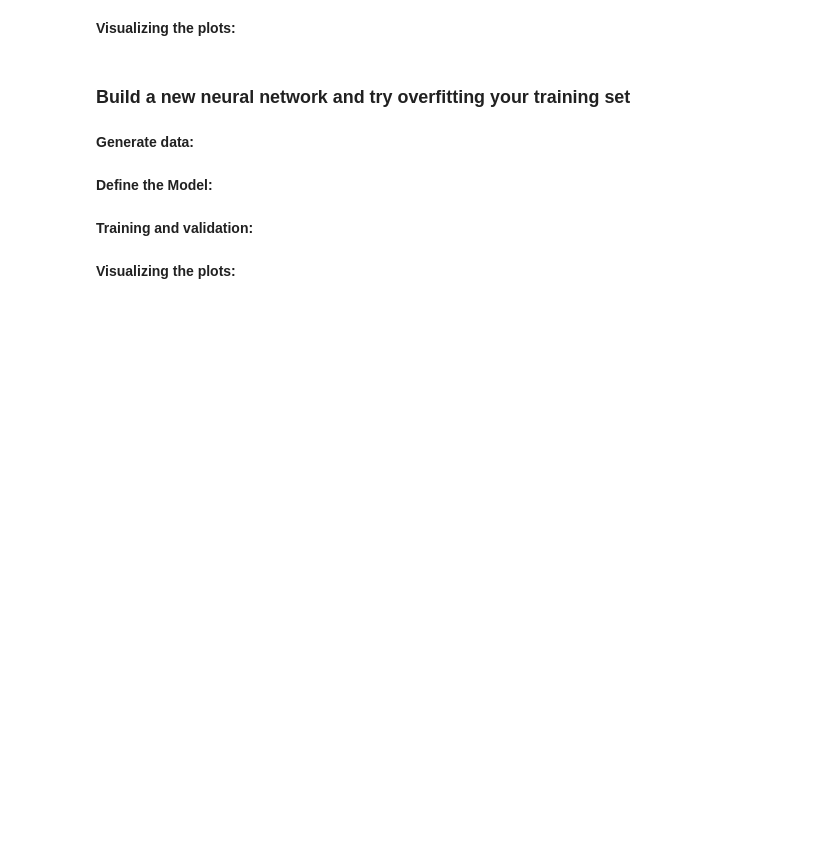
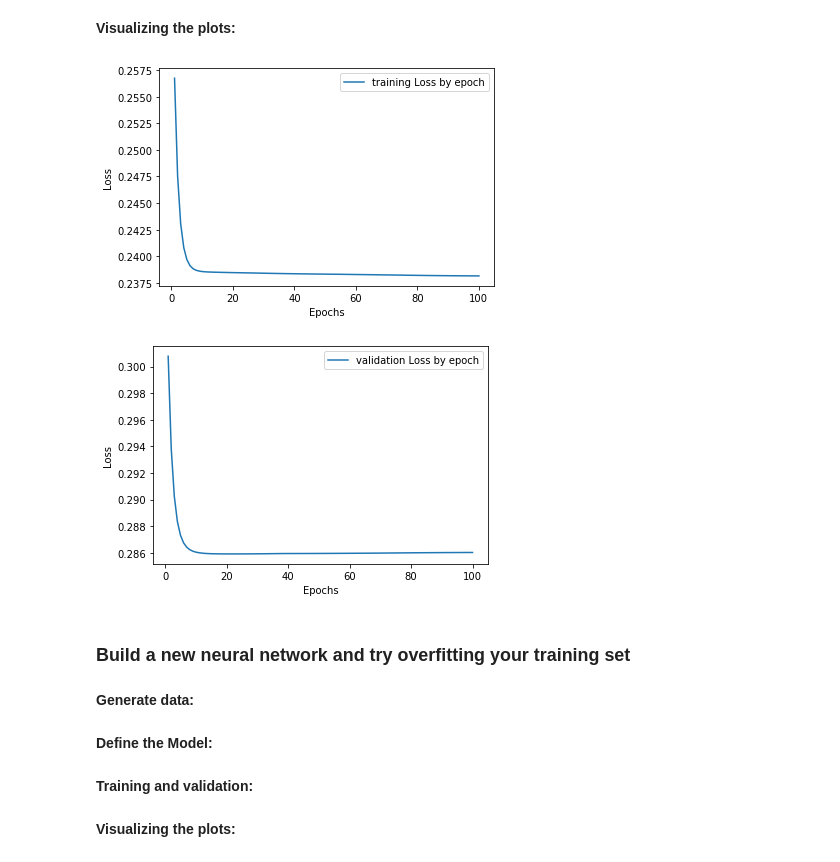
Before and after one commit to barifrah1/mlp, a Jupyter notebook: EX_1_TAU .ipynb, the cells around one changed output. Cells and saved outputs as stored; diff of their text form; code cells hidden in the pictures; blank space fills up the shorter version.

```diff
--- a/EX_1_TAU .ipynb
+++ b/EX_1_TAU .ipynb
@@ -375,2 +446,16 @@ z = np.sin(xx) * np.cos(yy) + 0.1 * np.random.rand(xx.shape[0], xx.shape[1])
+# %%
+### START CODE HERE ###
+class MlpRegression(nn.Module):
+    def __init__(self, in_features, hidden_size, n_output):
+        super(MlpRegression, self).__init__()
+        self.fc1 = nn.Linear(in_features, hidden_size)
+        self.fc2 = nn.Linear(hidden_size, int(hidden_size/2))
+        self.output = nn.Linear(int(hidden_size/2), n_output)
+
+    def forward(self, x):
+        x = F.relu(self.fc1(x))
+        x = F.relu(self.fc2(x))
+        x = self.output(x)
+        return x
 # %% [markdown]
 **Training and validation:**
@@ -378,0 +462,27 @@ z = np.sin(xx) * np.cos(yy) + 0.1 * np.random.rand(xx.shape[0], xx.shape[1])
+# %%
+### START CODE HERE ###
+def preproccess(x, y, z):
+    x1, y1, z1 = np.ravel(x), np.ravel(y), np.ravel(z)
+    s = (x1.shape[0], 2)
+    t = np.zeros(s)
+    for i in range(len(z)):
+        t[i][0] = x1[i]
+        t[i][1] = y1[i]
+    X = t
+    Y = z1
+    x_train, x_test, y_train, y_test = train_test_split(X, Y, test_size=0.25)
+    x_train = torch.from_numpy(x_train).float()
+    y_train = torch.from_numpy(y_train).float()
+    x_test = torch.from_numpy(x_test).float()
+    y_test = torch.from_numpy(y_test).float()
+    return x_train, x_test, y_train, y_test
+
+x_train, x_test, y_train, y_test = preproccess(xx, yy, z)
+trainXandYTuple = (x_train,y_train)
+testXandYTuple = (x_test,y_test)
+in_features = 2
+hidden_size = 16
+n_output = 1
+net = MlpRegression(in_features, hidden_size, n_output)
+args = MlpArgs(2e-4, 100,'regression')
+tr_loss, val_loss, test_loss, untrained_test_loss = training_loop(args,net,trainXandYTuple,testXandYTuple,testXandYTuple,nn.MSELoss)
@@ -380,6 +496,11 @@ z = np.sin(xx) * np.cos(yy) + 0.1 * np.random.rand(xx.shape[0], xx.shape[1])
 **Visualizing the plots:**
 # %%
 ### START CODE HERE ###
+plot_loss_graph(tr_loss, "training")
+plot_loss_graph(val_loss, "validation")
+# %% [output]
+[figure, added]
+[figure, added]
 # %% [markdown]
 ### Build a new neural network and try overfitting your training set
 # %% [markdown]
```
Also changed, not shown: parts of 17 cells of this notebook, 1 other file.
